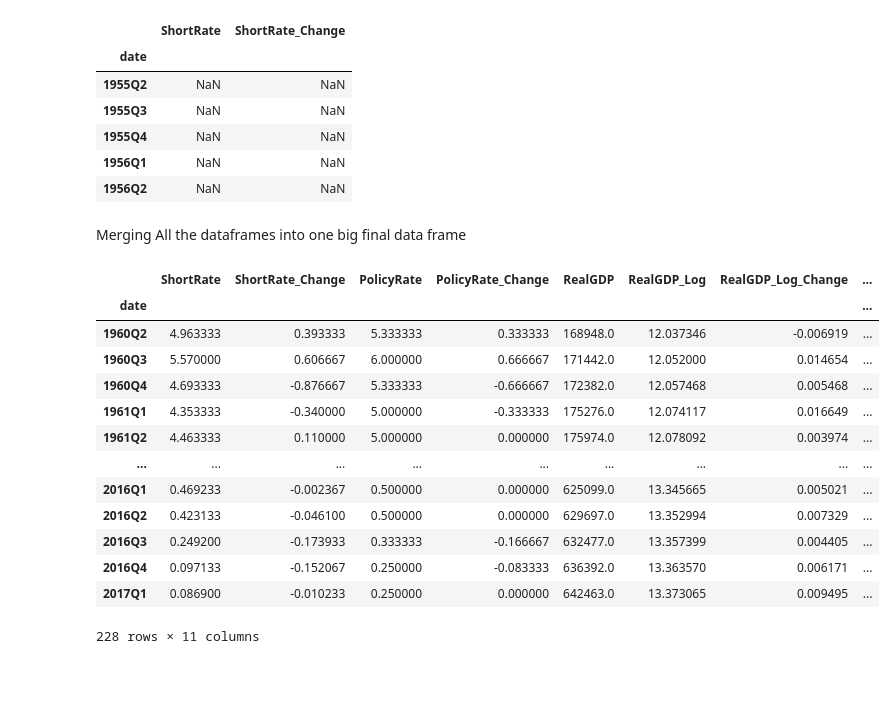
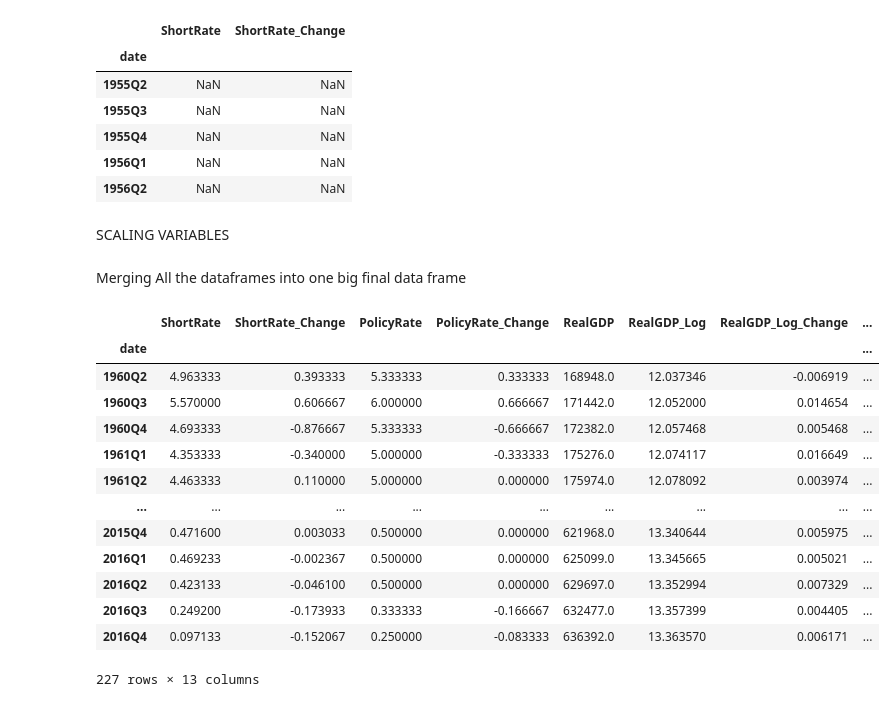
Before and after one commit to LorenzoAlessandro/Monetary-and-Financial-Macroeconometrics-Project, a Jupyter notebook: Data Retrieval .ipynb, the cells around one changed output. Saved outputs shown, nothing was run; the diff lists cells and outputs as text; code cells hidden in the pictures; blank space fills up the shorter version.

```diff
--- a/Data Retrieval .ipynb
+++ b/Data Retrieval .ipynb
@@ -63,0 +52,34 @@ See the caveats in the documentation: https://pandas.pydata.org/pandas-docs/stab
+# %%
+
+API_KEY = "51286e2abae242cda74d0d166f50b652"
+SERIES_ID_CPI_Growth = "CPIUKQ"
+
+url = "https://api.stlouisfed.org/fred/series/observations"
+
+parameters = {
+    "series_id": SERIES_ID_CPI_Growth,
+    "api_key": API_KEY,
+    "file_type": "json",
+    "observation_start": "1955-04-01",
+    "observation_end": "2023-10-01"
+}
+response = requests.get(url, params=parameters)
+response.raise_for_status()
+data_fred_CPI = response.json()
+
+# making the observations into a dataframe
+quarterly_cpi_unitedkingdom_fred_data_df = quarterly_cpi_unitedkingdom_fred_data_raw_df[["date", "value"]].copy()
+quarterly_cpi_unitedkingdom_fred_data_df["date"] = pd.to_datetime(quarterly_cpi_unitedkingdom_fred_data_df["date"])
+quarterly_cpi_unitedkingdom_fred_data_df["value"] = pd.to_numeric(
+quarterly_cpi_unitedkingdom_fred_data_df["value"], errors="coerce")
+quarterly_cpi_unitedkingdom_fred_data_df = quarterly_cpi_unitedkingdom_fred_data_df.set_index("date")
+
+quarterly_cpi_unitedkingdom_fred_data_df.index = pd.PeriodIndex(quarterly_cpi_unitedkingdom_fred_data_df.index, freq="Q")
+quarterly_cpi_unitedkingdom_fred_data_df["Log Dif Growth"] = (np.log(quarterly_cpi_unitedkingdom_fred_data_df["value"]).diff(1) )
+quarterly_cpi_unitedkingdom_fred_data_df = quarterly_cpi_unitedkingdom_fred_data_df.rename(columns={"value": "CPI"})
+
+# making it year on year
+
+quarterly_cpi_unitedkingdom_fred_data_df["Log_YoY_Growth"] = (np.log(quarterly_cpi_unitedkingdom_fred_data_df["CPI"]).diff(4))* 100
+
+quarterly_cpi_unitedkingdom_fred_data_df
@@ -224,32 +261,35 @@ quarterly_uk_short_rate_df.head()
 | 1955Q4 | NaN | NaN |
 | 1956Q1 | NaN | NaN |
 | 1956Q2 | NaN | NaN |
+# %% [markdown]
+SCALING VARIABLES
 # %% [markdown]
 Merging All the dataframes into one big final data frame
 # %%
 final_df = (
     quarterly_uk_short_rate_df.join(quarterly_uk_policy_rate_df, how="inner")
     .join(quarterly_uk_real_gdp_df, how='inner')
     .join(quarterly_gdp_deflator_data_df, how='inner')
     .join(quarterly_cpi_unitedkingdom_fred_data_df, how = 'inner')
+    .join(quarterly_cpi_growth_unitedkingdom_fred_data_df, how ='inner')
     .loc["1960Q2": "2017Q1"]
 )
 
 final_df
 # %% [output]
 |  | ShortRate | ShortRate_Change | PolicyRate | PolicyRate_Change | RealGDP | RealGDP_Log | RealGDP_Log_Change | ... |
 | date |  |  |  |  |  |  |  | ... |
 | 1960Q2 | 4.963333 | 0.393333 | 5.333333 | 0.333333 | 168948.0 | 12.037346 | -0.006919 | ... |
 | 1960Q3 | 5.570000 | 0.606667 | 6.000000 | 0.666667 | 171442.0 | 12.052000 | 0.014654 | ... |
 | 1960Q4 | 4.693333 | -0.876667 | 5.333333 | -0.666667 | 172382.0 | 12.057468 | 0.005468 | ... |
 | 1961Q1 | 4.353333 | -0.340000 | 5.000000 | -0.333333 | 175276.0 | 12.074117 | 0.016649 | ... |
 | 1961Q2 | 4.463333 | 0.110000 | 5.000000 | 0.000000 | 175974.0 | 12.078092 | 0.003974 | ... |
 | ... | ... | ... | ... | ... | ... | ... | ... | ... |
+| 2015Q4 | 0.471600 | 0.003033 | 0.500000 | 0.000000 | 621968.0 | 13.340644 | 0.005975 | ... |
 | 2016Q1 | 0.469233 | -0.002367 | 0.500000 | 0.000000 | 625099.0 | 13.345665 | 0.005021 | ... |
 | 2016Q2 | 0.423133 | -0.046100 | 0.500000 | 0.000000 | 629697.0 | 13.352994 | 0.007329 | ... |
 | 2016Q3 | 0.249200 | -0.173933 | 0.333333 | -0.166667 | 632477.0 | 13.357399 | 0.004405 | ... |
 | 2016Q4 | 0.097133 | -0.152067 | 0.250000 | -0.083333 | 636392.0 | 13.363570 | 0.006171 | ... |
-| 2017Q1 | 0.086900 | -0.010233 | 0.250000 | 0.000000 | 642463.0 | 13.373065 | 0.009495 | ... |
-228 rows × 11 columns
+227 rows × 13 columns
 # %%
 final_df.to_csv("final_df.csv")
```
Also changed, not shown: parts of 4 cells of this notebook, 5 other files.
